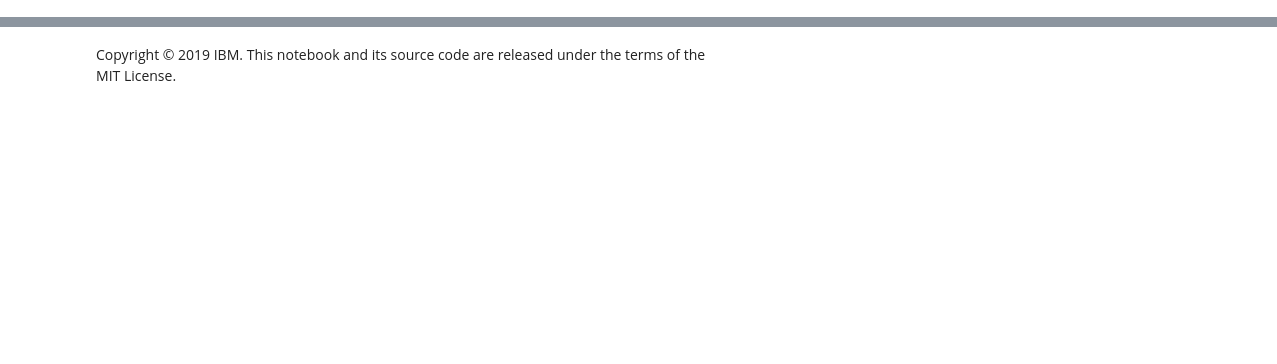
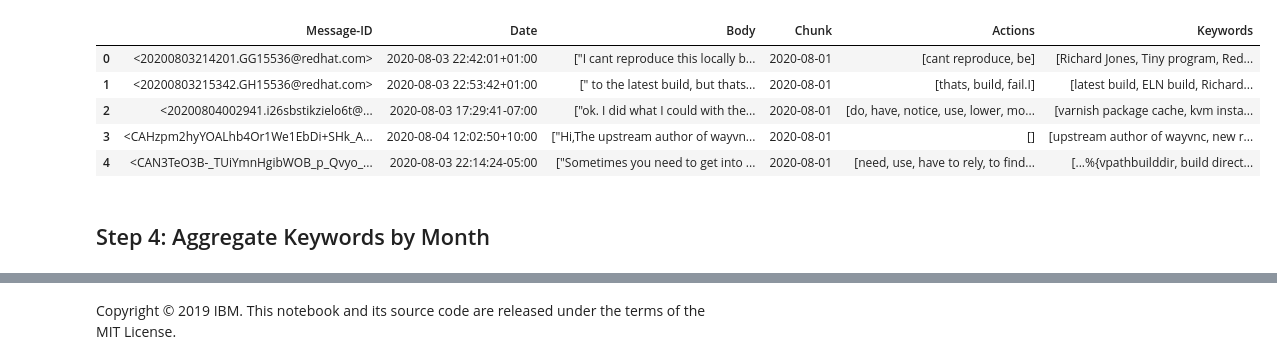
Before and after one commit to tumido/mailing-list-analysis-toolkit, a Jupyter notebook: notebooks/stage/watson_keywords.ipynb, the cells around one changed output, grey strips where cells are left out. Drawn from its saved outputs; the diff is of its cells as text; code cells hidden in the pictures; blank space fills up the shorter version.

```diff
--- a/notebooks/stage/watson_keywords.ipynb
+++ b/notebooks/stage/watson_keywords.ipynb
@@ -358,0 +208,8 @@ Follow the steps in this topic: [Adding a project token](https://dataplatform.cl
+# %%
+clean["Date"] = clean["Date"].apply(lambda x: pd.to_datetime(x))
+clean["Chunk"] = clean["Date"].apply(
+    lambda x: datetime.date(x.year, x.month, 1)
+)
+clean = clean.sort_values(by="Date")
+clean.reset_index(inplace=True, drop=True)
+clean.head()
@@ -358,0 +229,24 @@ Follow the steps in this topic: [Adding a project token](https://dataplatform.cl
+# %%
+def watson_analyze(message):
+
+    """
+    Extract keywords and sematic roles from text
+    Input : message
+    Output : Array of action verbs, Array of Keywords
+    """
+    result = nlu.analyze(
+        text=message,
+        features=Features(
+            keywords=KeywordsOptions(), semantic_roles=SemanticRolesOptions()
+        ),
+    ).get_result()
+    actions_arr = []
+    keywords_arr = []
+    for keyword in result["keywords"]:
+        keywords_arr.append(keyword["text"])
+    if "semantic_roles" in result:
+        for semantic_result in result["semantic_roles"]:
+            if "action" in semantic_result:
+                actions_arr.append(semantic_result["action"]["normalized"])
+
+    return pd.Series([actions_arr, keywords_arr])
@@ -358,0 +260,11 @@ Follow the steps in this topic: [Adding a project token](https://dataplatform.cl
+# %%
+clean.head()
+# %% [output]
+|  | Message-ID | Date | Body | Chunk | Actions | Keywords |
+| 0 | <20200803214201.GG15536@redhat.com> | 2020-08-03 22:42:01+01:00 | ["I cant reproduce this locally b... | 2020-08-01 | [cant reproduce, be] | [Richard Jones, Tiny program, Red... |
+| 1 | <20200803215342.GH15536@redhat.com> | 2020-08-03 22:53:42+01:00 | [" to the latest build, but thats... | 2020-08-01 | [thats, build, fail.I] | [latest build, ELN build, Richard... |
+| 2 | <20200804002941.i26sbstikzielo6t@... | 2020-08-03 17:29:41-07:00 | ["ok. I did what I could with the... | 2020-08-01 | [do, have, notice, use, lower, mo... | [varnish package cache, kvm insta... |
+| 3 | <CAHzpm2hyYOALhb4Or1We1EbDi+SHk_A... | 2020-08-04 12:02:50+10:00 | ["Hi,The upstream author of wayvn... | 2020-08-01 | [] | [upstream author of wayvnc, new r... |
+| 4 | <CAN3TeO3B-_TUiYmnHgibWOB_p_Qvyo_... | 2020-08-03 22:14:24-05:00 | ["Sometimes you need to get into ... | 2020-08-01 | [need, use, have to rely, to find... | [...%{vpathbuilddir, build direct... |
+# %% [markdown]
+## Step 4: Aggregate Keywords by Month
```
Also changed, not shown: parts of 46 cells of this notebook, 2 other files.
